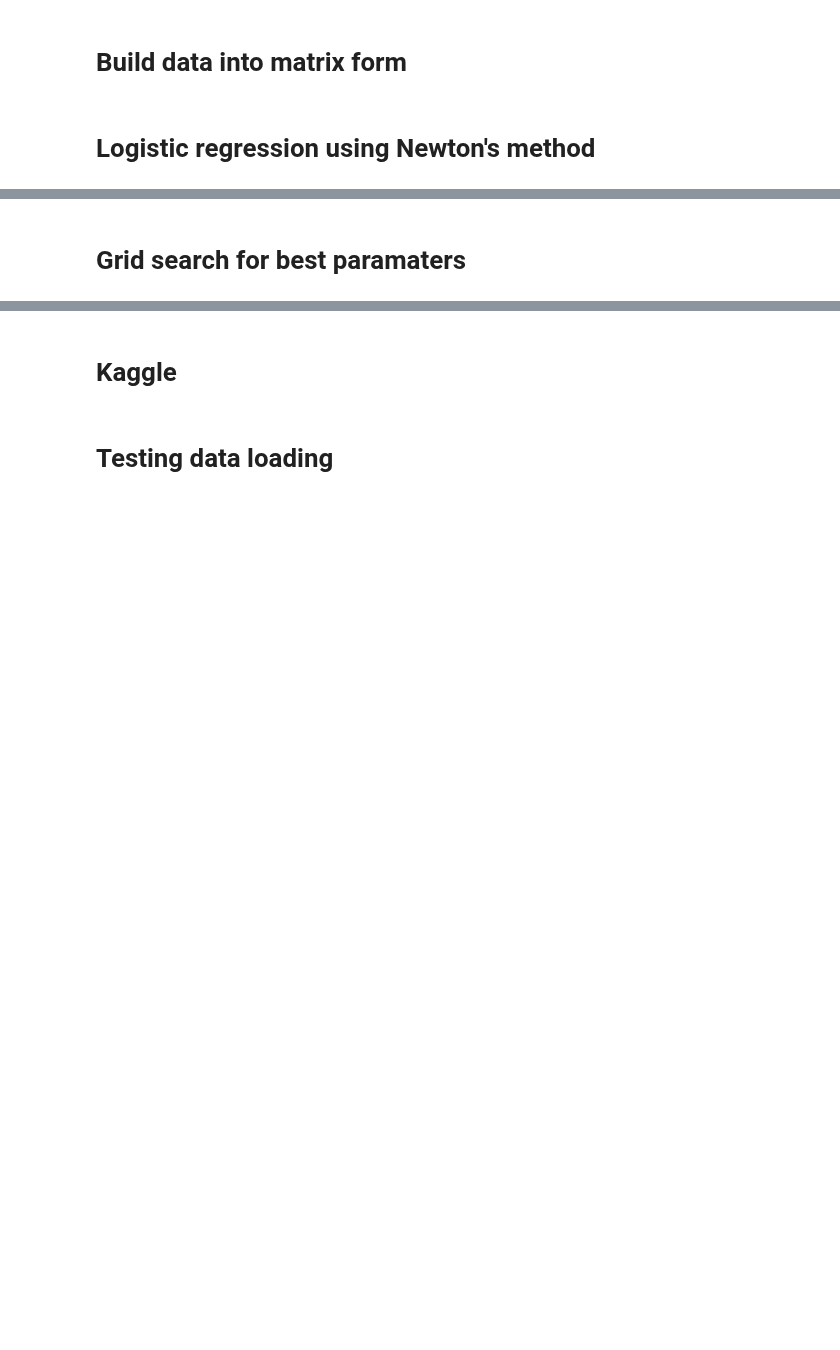
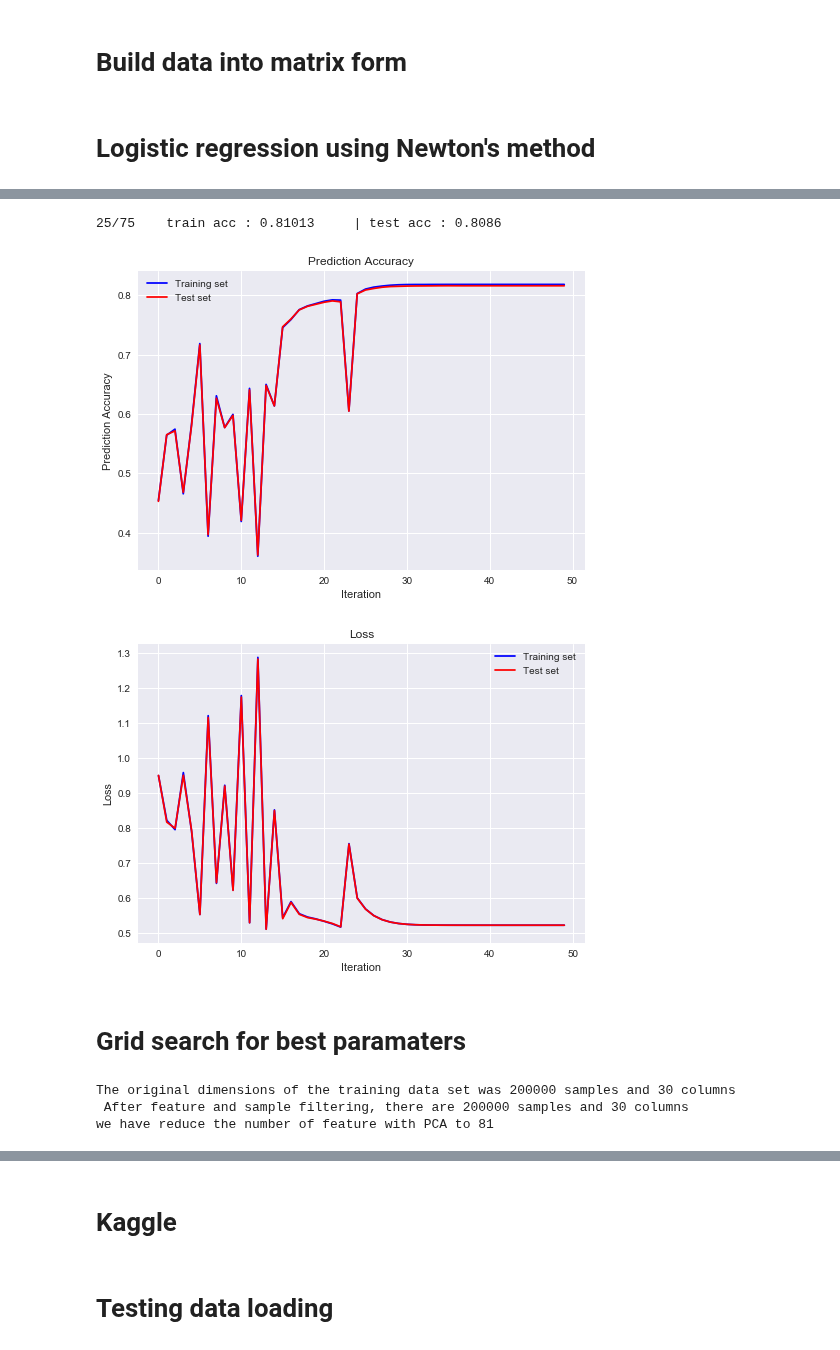
Before and after one commit to hhschede/machine_learning, a Jupyter notebook: project_1/run.ipynb, the cells around one changed output, grey strips where cells are left out. Cells and saved outputs as stored; diff of their text form; code cells hidden in the pictures; blank space fills up the shorter version.

```diff
--- a/project_1/run.ipynb
+++ b/project_1/run.ipynb
@@ -109,3 +91,14 @@ plt.show()
+# %%
+initial_w = np.ones(tx.shape[1])
+losses_tr, losses_ts, acc_tr, acc_ts, w = logistic_hessian(y, tx, y_t, tx_t, initial_w, 0.5, 500, 75, momentum = 0) # fit model, retrieve parameters
+
+plot_acc(acc_tr, acc_ts)
+
+plot_loss(losses_tr, losses_ts)
+# %% [output]
+25/75    train acc : 0.81013     | test acc : 0.8086
+[figure, added]
+[figure, added]
 # %% [markdown]
 Grid search for best paramaters
 ===
@@ -124,0 +105,35 @@ for j in range(len(lam)):
+# %%
+X_train, y_train, X_test, y_test = split_data(data_raw, labels_raw)
+
+# Filtering missing values and outliers
+X_train, X_test, y_train = process_data(X_train, X_test, y_train, ids_raw, sample_filtering = False, feature_filtering = False, replace = 'median',remove_outlier = True)
+
+# Build interaction terms
+data_tr_int = build_interact_terms(X_train)
+data_ts_int = build_interact_terms(X_test)
+
+# Build polynomial of degree 3
+data_tr_poly = build_poly(X_train, 4)
+data_ts_poly = build_poly(X_test, 4)
+
+# Build log
+data_tr_log = np.log(abs(X_train)+1)
+data_ts_log = np.log(abs(X_test)+1)
+
+
+# Combine polynomial and int term
+data_train = np.c_[data_tr_poly, data_tr_int, data_tr_log]
+data_test = np.c_[data_ts_poly, data_ts_int, data_ts_log]
+
+# Perform PCA
+eigVal, eigVec, sumEigVal = PCA(data_train, threshold = 0.98)
+data = data_train.dot(eigVec)
+data_t = data_test.dot(eigVec)
+print("we have reduce the number of feature with PCA to {0}".format(eigVec.shape[1]))
+
+y, tx = build_model_data(data, y_train)
+y_t, tx_t = build_model_data(data_t,y_test)
+# %% [output]
+The original dimensions of the training data set was 200000 samples and 30 columns
+ After feature and sample filtering, there are 200000 samples and 30 columns
+we have reduce the number of feature with PCA to 81
```
Also changed, not shown: parts of 15 cells of this notebook, 5 other files.
